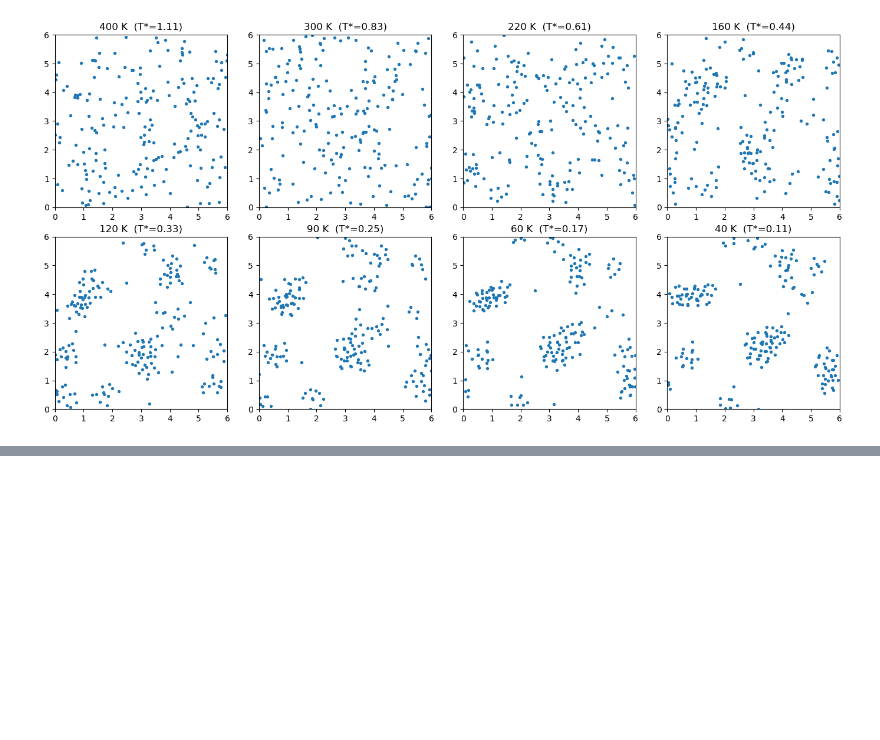
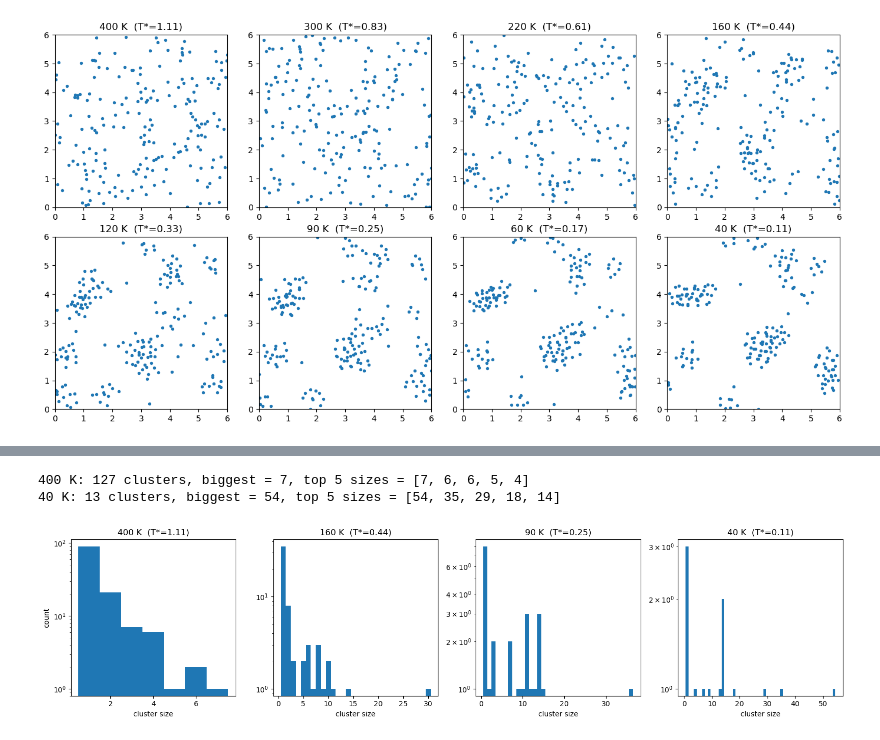
Before and after one commit to maggiehill2204-dotcom/md-project-13-group-02, a Jupyter notebook: condensation.ipynb, the cells around one changed output, grey strips where cells are left out. Saved outputs shown, nothing was run; the diff lists cells and outputs as text; code cells hidden in the pictures; blank space fills up the shorter version.

Commit message:
phase 4 complete: cluster distribution, Epot evolution, snapshots, largest cluster

```diff
--- a/condensation.ipynb
+++ b/condensation.ipynb
@@ -190,0 +198,63 @@ plt.show()
+# %%
+# cluster finder. builds a "who is near who" matrix, then floods through
+# neighbors to collect connected groups. no scipy magic, just BFS.
+
+sigma = 0.34
+cutoff = 1.5 * sigma   # nm. pairs closer than this count as bonded
+
+def find_clusters(positions, box_length, cutoff):
+    n = len(positions)
+
+    # pairwise distance vectors, minimum image (same trick as calculate_force)
+    rij = positions[:, np.newaxis, :] - positions[np.newaxis, :, :]
+    rij -= box_length * np.rint(rij / box_length)
+    dist = np.linalg.norm(rij, axis=-1)          # (n, n) distance matrix
+
+    neighbors = dist < cutoff                     # True where pair is bonded
+    np.fill_diagonal(neighbors, False)            # you are not your own neighbor
+
+    # flood fill: grab an unvisited particle, collect everything reachable
+    unvisited = set(range(n))
+    clusters = []
+    while unvisited:
+        stack = [unvisited.pop()]
+        cluster = [stack[0]]
+        while stack:
+            i = stack.pop()
+            for j in np.where(neighbors[i])[0]:
+                if j in unvisited:
+                    unvisited.remove(j)
+                    stack.append(j)
+                    cluster.append(j)
+        clusters.append(cluster)
+    return clusters   # list of lists of particle indices
+
+# quick test on first (hot) and last (cold) snapshot
+snapshots = np.load("cooling_snapshots.npy")
+box_length = 6.0
+schedule = [400, 300, 220, 160, 120, 90, 60, 40]
+
+for k in [0, len(snapshots) - 1]:
+    cl = find_clusters(snapshots[k], box_length, cutoff)
+    sizes = sorted([len(c) for c in cl], reverse=True)
+    print(f"{schedule[k]} K: {len(cl)} clusters, biggest = {sizes[0]}, top 5 sizes = {sizes[:5]}")
+# %% [output]
+400 K: 127 clusters, biggest = 7, top 5 sizes = [7, 6, 6, 5, 4]
+40 K: 13 clusters, biggest = 54, top 5 sizes = [54, 35, 29, 18, 14]
+# %%
+# cluster size histograms at 4 temperatures across the transition
+pick = [0, 3, 5, 7]   # 400, 160, 90, 40 K
+
+fig, axes = plt.subplots(1, 4, figsize=(16, 4))
+for ax, k in zip(axes, pick):
+    sizes = [len(c) for c in find_clusters(snapshots[k], box_length, cutoff)]
+    ax.hist(sizes, bins=np.arange(1, max(sizes) + 2) - 0.5)
+    ax.set_title(f"{schedule[k]} K  (T*={schedule[k]/360:.2f})")
+    ax.set_xlabel("cluster size")
+    ax.set_yscale("log")   # log scale or the size-1 bar squashes everything
+axes[0].set_ylabel("count")
+plt.tight_layout()
+plt.savefig("4a_cluster_size_dist.png", dpi=200, bbox_inches="tight")
+plt.show()
+# %% [output]
+[figure, added]
```
Also changed, not shown: parts of 10 cells of this notebook, 1 other file.
